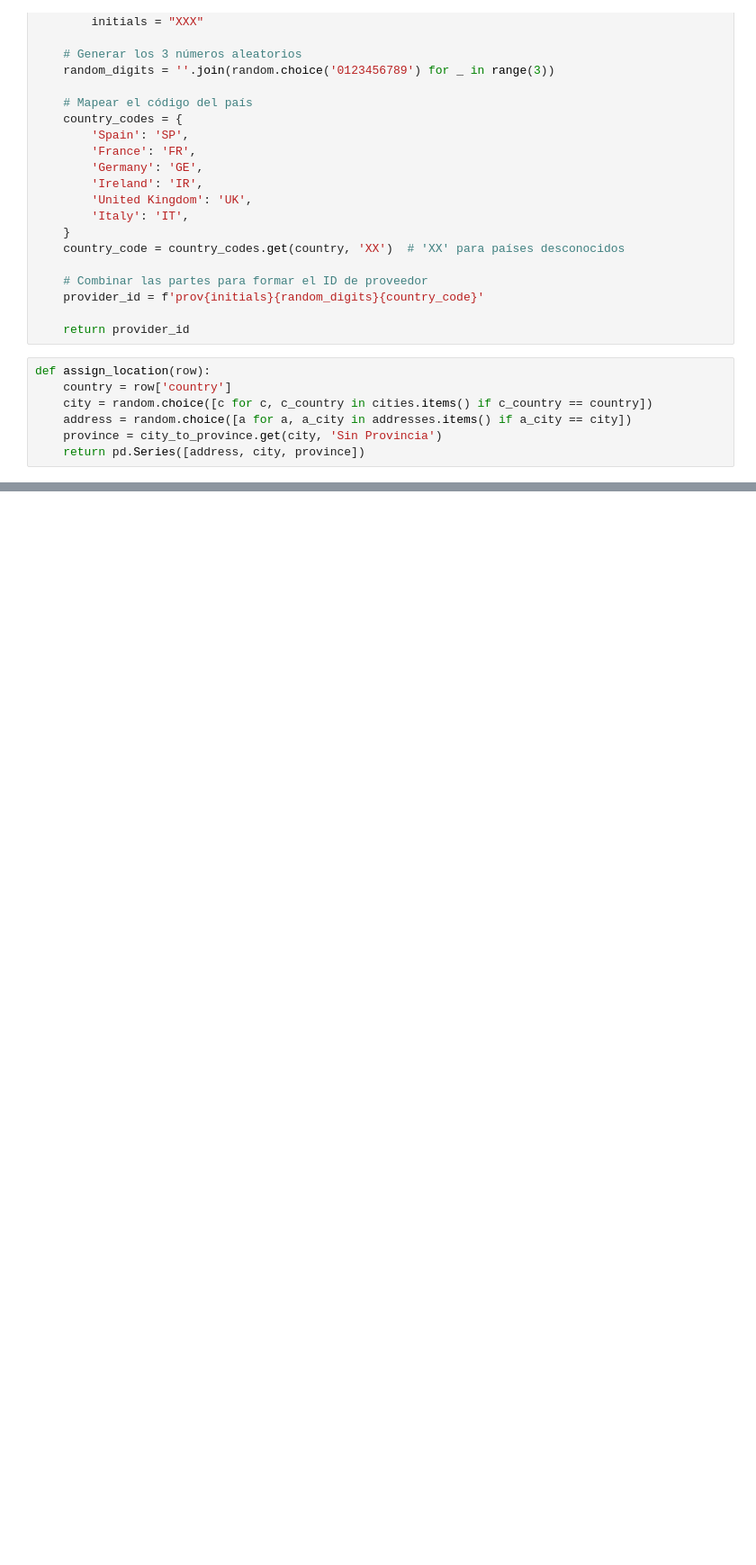
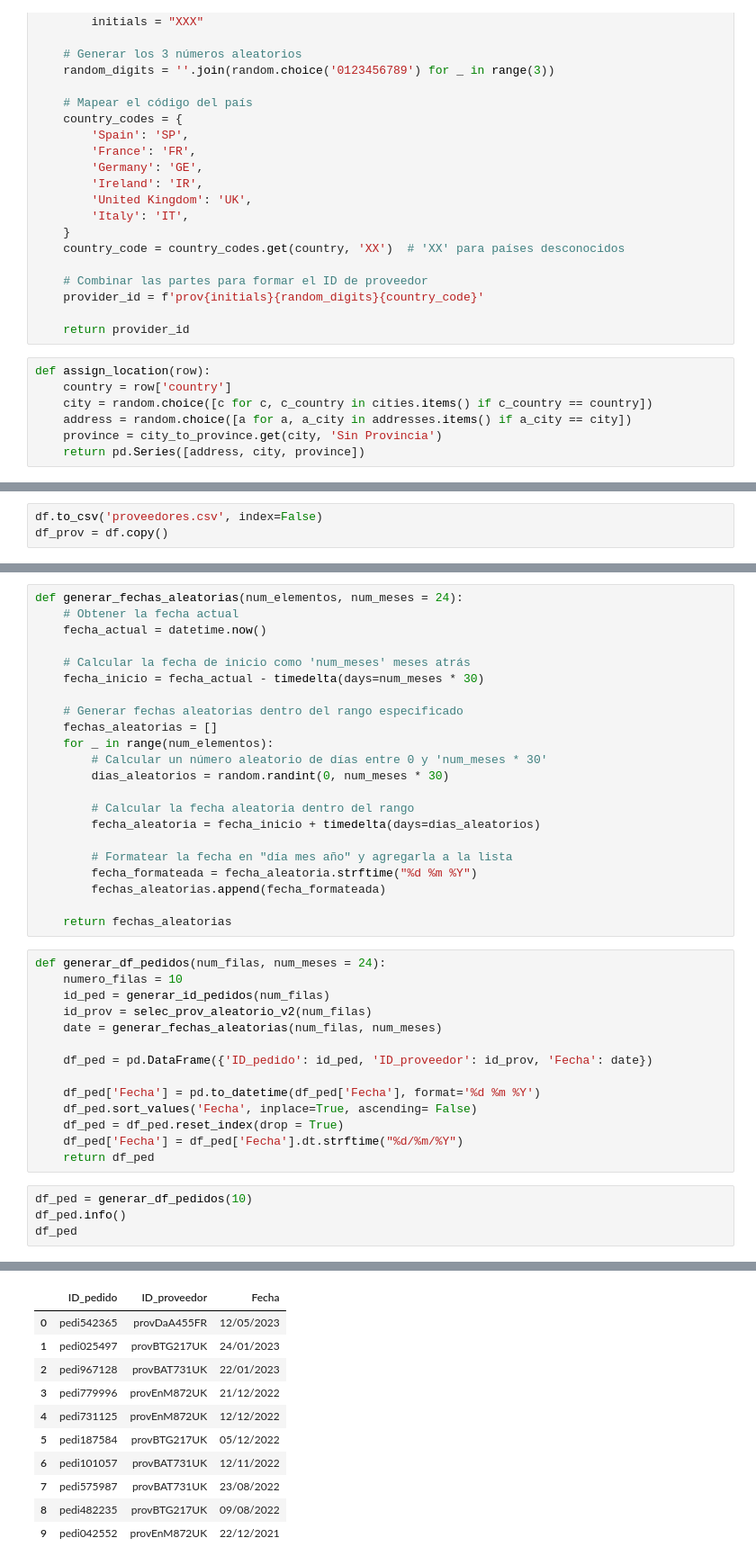
Before and after one commit to OKy9413/ONLINE_DS_THEBRIDGE_EXERSISES, a Jupyter notebook: 03_Analisis_de_Datos/Sprint_07/Team_Challenge/how_to_create_dataframe.ipynb, the cells around one changed output, grey strips where cells are left out. Shown at 90% size. Cells and saved outputs as stored; diff of their text form; blank space fills up the shorter version.

```diff
--- a/03_Analisis_de_Datos/Sprint_07/Team_Challenge/how_to_create_dataframe.ipynb
+++ b/03_Analisis_de_Datos/Sprint_07/Team_Challenge/how_to_create_dataframe.ipynb
@@ -406 +366,4 @@ df
 1058 rows × 5 columns
+# %%
+df.to_csv('proveedores.csv', index=False)
+df_prov = df.copy()
@@ -406,0 +421,41 @@ df
+# %%
+def generar_fechas_aleatorias(num_elementos, num_meses = 24):
+    # Obtener la fecha actual
+    fecha_actual = datetime.now()
+
+    # Calcular la fecha de inicio como 'num_meses' meses atrás
+    fecha_inicio = fecha_actual - timedelta(days=num_meses * 30)
+
+    # Generar fechas aleatorias dentro del rango especificado
+    fechas_aleatorias = []
+    for _ in range(num_elementos):
+        # Calcular un número aleatorio de días entre 0 y 'num_meses * 30'
+        dias_aleatorios = random.randint(0, num_meses * 30)
+
+        # Calcular la fecha aleatoria dentro del rango
+        fecha_aleatoria = fecha_inicio + timedelta(days=dias_aleatorios)
+
+        # Formatear la fecha en "día mes año" y agregarla a la lista
+        fecha_formateada = fecha_aleatoria.strftime("%d %m %Y")
+        fechas_aleatorias.append(fecha_formateada)
+
+    return fechas_aleatorias
+# %%
+def generar_df_pedidos(num_filas, num_meses = 24):
+    numero_filas = 10
+    id_ped = generar_id_pedidos(num_filas)
+    id_prov = selec_prov_aleatorio_v2(num_filas)
+    date = generar_fechas_aleatorias(num_filas, num_meses)
+
+    df_ped = pd.DataFrame({'ID_pedido': id_ped, 'ID_proveedor': id_prov, 'Fecha': date})
+
+    df_ped['Fecha'] = pd.to_datetime(df_ped['Fecha'], format='%d %m %Y')
+    df_ped.sort_values('Fecha', inplace=True, ascending= False)
+    df_ped = df_ped.reset_index(drop = True)
+    df_ped['Fecha'] = df_ped['Fecha'].dt.strftime("%d/%m/%Y")
+    return df_ped
+# %%
+df_ped = generar_df_pedidos(10)
+df_ped.info()
+df_ped
+# %% [output]
@@ -406,0 +472,11 @@ df
+|  | ID_pedido | ID_proveedor | Fecha |
+| 0 | pedi542365 | provDaA455FR | 12/05/2023 |
+| 1 | pedi025497 | provBTG217UK | 24/01/2023 |
+| 2 | pedi967128 | provBAT731UK | 22/01/2023 |
+| 3 | pedi779996 | provEnM872UK | 21/12/2022 |
+| 4 | pedi731125 | provEnM872UK | 12/12/2022 |
+| 5 | pedi187584 | provBTG217UK | 05/12/2022 |
+| 6 | pedi101057 | provBAT731UK | 12/11/2022 |
+| 7 | pedi575987 | provBAT731UK | 23/08/2022 |
+| 8 | pedi482235 | provBTG217UK | 09/08/2022 |
+| 9 | pedi042552 | provEnM872UK | 22/12/2021 |
```
Also changed, not shown: parts of 16 cells of this notebook, 5 other files.
